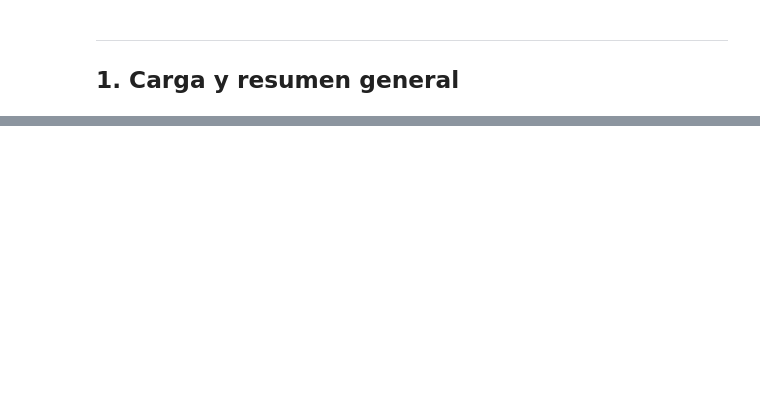
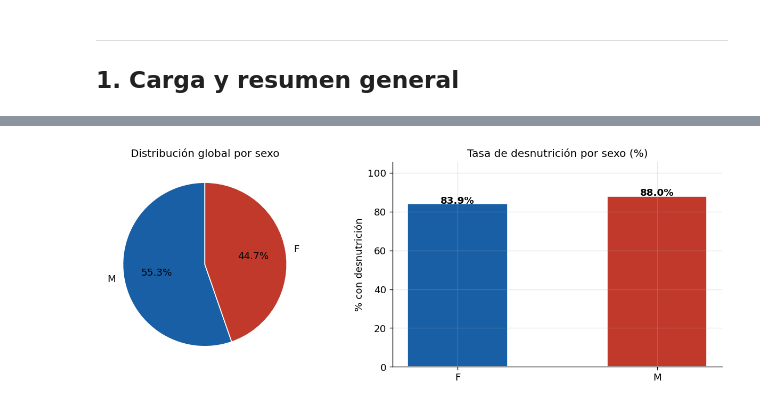
Before and after one commit to ynavier/Desnutricion-PG, a Jupyter notebook: notebooks/04_analisis_exploratorio.ipynb, the cells around one changed output, grey strips where cells are left out. Saved outputs shown, nothing was run; the diff lists cells and outputs as text; code cells hidden in the pictures; blank space fills up the shorter version.

```diff
--- a/notebooks/04_analisis_exploratorio.ipynb
+++ b/notebooks/04_analisis_exploratorio.ipynb
@@ -692,0 +301,21 @@ plt.show()
+# %%
+sexo_conteo      = df['sexo_'].value_counts()
+tasa_desnut_sexo = df.groupby('sexo_')['desnutrido'].mean() * 100
+
+fig, axes = plt.subplots(1, 2, figsize=(11, 4))
+axes[0].pie(sexo_conteo.values, labels=sexo_conteo.index,
+            autopct='%1.1f%%', colors=['#185fa5', '#c0392b'],
+            startangle=90, wedgeprops=dict(edgecolor='white'))
+axes[0].set_title('Distribución global por sexo', fontsize=12)
+
+axes[1].bar(tasa_desnut_sexo.index, tasa_desnut_sexo.values,
+            color=['#185fa5', '#c0392b'], edgecolor='white', width=0.5)
+for i, (idx, val) in enumerate(tasa_desnut_sexo.items()):
+    axes[1].text(i, val + 0.3, f'{val:.1f}%', ha='center', fontsize=11, fontweight='bold')
+axes[1].set_title('Tasa de desnutrición por sexo (%)', fontsize=12)
+axes[1].set_ylabel('% con desnutrición')
+axes[1].set_ylim(0, tasa_desnut_sexo.max() * 1.2)
+plt.tight_layout()
+plt.show()
+# %% [output]
+[figure, added]
```
Also changed, not shown: parts of 66 cells of this notebook, 2 other files.
